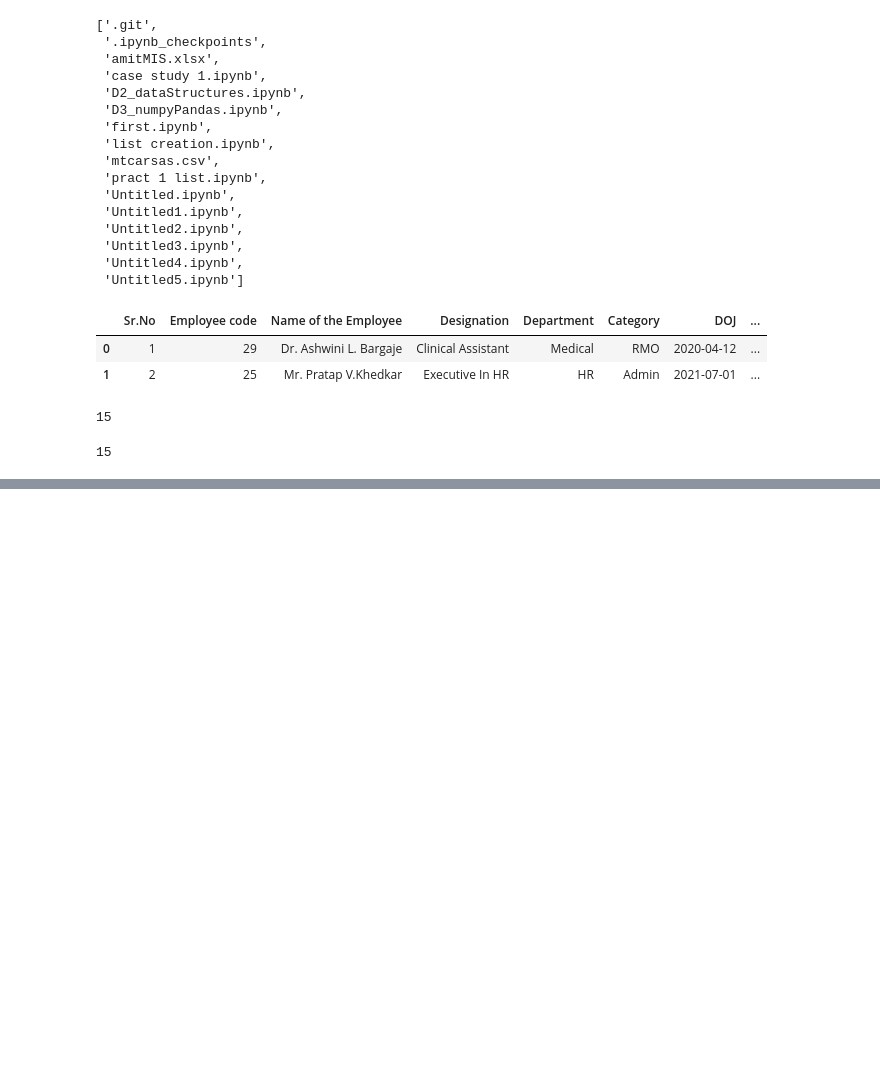
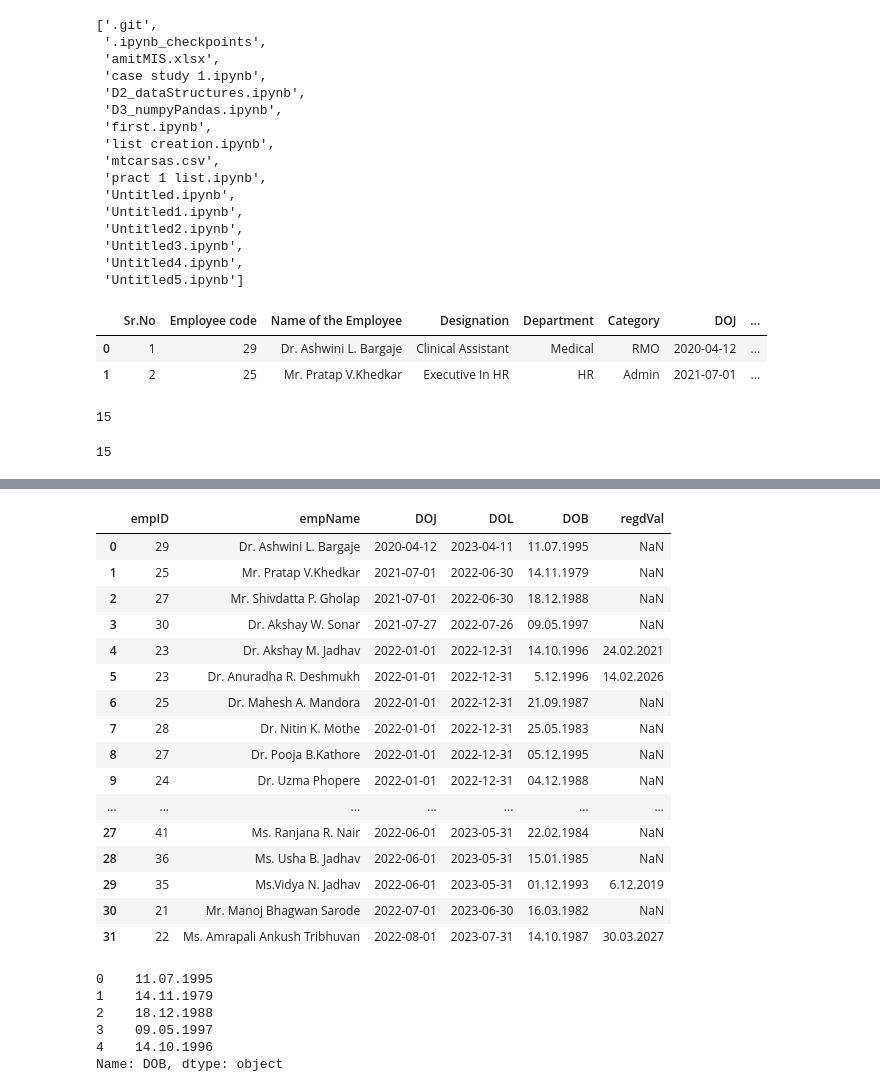
Before and after one commit to MandakiniHR/pyanalytics, a Jupyter notebook: case study 1.ipynb, the cells around one changed output, grey strips where cells are left out. Saved outputs shown, nothing was run; the diff lists cells and outputs as text; code cells hidden in the pictures; blank space fills up the shorter version.

```diff
--- a/case study 1.ipynb
+++ b/case study 1.ipynb
@@ -58,0 +99,29 @@ df.head()
+# %%
+df[['empID','empName','DOJ','DOL','DOB','regdVal']]
+# %% [output]
+|  | empID | empName | DOJ | DOL | DOB | regdVal |
+| 0 | 29 | Dr. Ashwini L. Bargaje | 2020-04-12 | 2023-04-11 | 11.07.1995 | NaN |
+| 1 | 25 | Mr. Pratap V.Khedkar | 2021-07-01 | 2022-06-30 | 14.11.1979 | NaN |
+| 2 | 27 | Mr. Shivdatta P. Gholap | 2021-07-01 | 2022-06-30 | 18.12.1988 | NaN |
+| 3 | 30 | Dr. Akshay W. Sonar | 2021-07-27 | 2022-07-26 | 09.05.1997 | NaN |
+| 4 | 23 | Dr. Akshay M. Jadhav | 2022-01-01 | 2022-12-31 | 14.10.1996 | 24.02.2021 |
+| 5 | 23 | Dr. Anuradha R. Deshmukh | 2022-01-01 | 2022-12-31 | 5.12.1996 | 14.02.2026 |
+| 6 | 25 | Dr. Mahesh A. Mandora | 2022-01-01 | 2022-12-31 | 21.09.1987 | NaN |
+| 7 | 28 | Dr. Nitin K. Mothe | 2022-01-01 | 2022-12-31 | 25.05.1983 | NaN |
+| 8 | 27 | Dr. Pooja B.Kathore | 2022-01-01 | 2022-12-31 | 05.12.1995 | NaN |
+| 9 | 24 | Dr. Uzma Phopere | 2022-01-01 | 2022-12-31 | 04.12.1988 | NaN |
+| ... | ... | ... | ... | ... | ... | ... |
+| 27 | 41 | Ms. Ranjana R. Nair | 2022-06-01 | 2023-05-31 | 22.02.1984 | NaN |
+| 28 | 36 | Ms. Usha B. Jadhav | 2022-06-01 | 2023-05-31 | 15.01.1985 | NaN |
+| 29 | 35 | Ms.Vidya N. Jadhav | 2022-06-01 | 2023-05-31 | 01.12.1993 | 6.12.2019 |
+| 30 | 21 | Mr. Manoj Bhagwan Sarode | 2022-07-01 | 2023-06-30 | 16.03.1982 | NaN |
+| 31 | 22 | Ms. Amrapali Ankush Tribhuvan | 2022-08-01 | 2023-07-31 | 14.10.1987 | 30.03.2027 |
+# %%
+df['DOB'].head()
+# %% [output]
+0    11.07.1995
+1    14.11.1979
+2    18.12.1988
+3    09.05.1997
+4    14.10.1996
+Name: DOB, dtype: object
```
Also changed, not shown: parts of 24 cells of this notebook.
